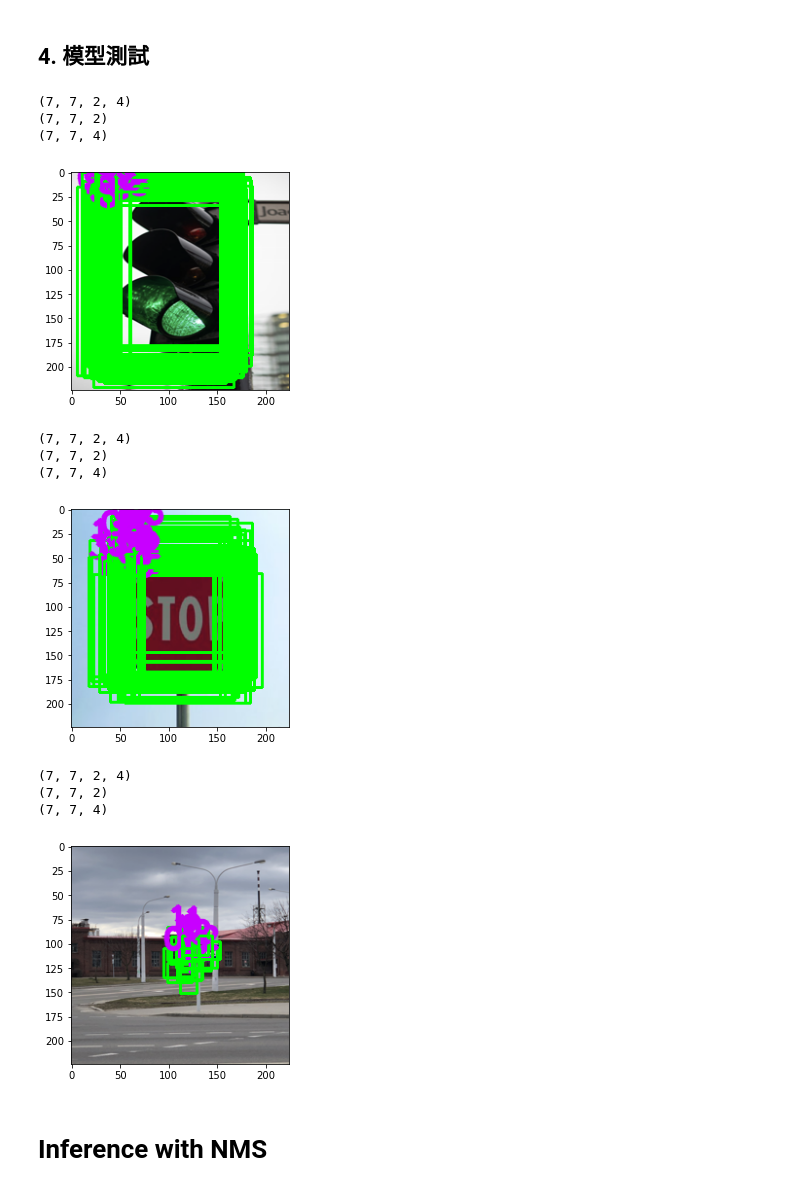
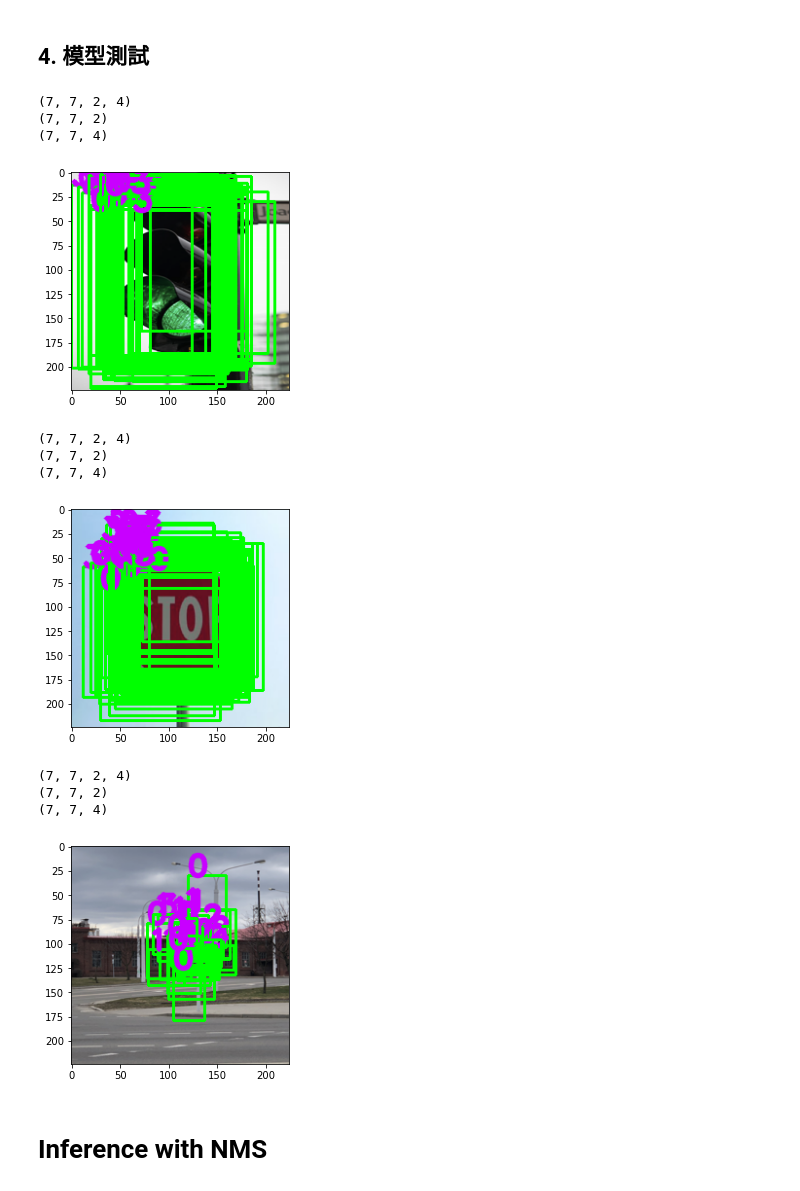
Before and after one commit to TommyHuang821/Pytorch_DL_Implement, a Jupyter notebook: 15_pytorch_objectdetection_yolov1.ipynb, the cells around one changed output. Saved outputs shown, nothing was run; the diff lists cells and outputs as text; code cells hidden in the pictures.

```diff
--- a/15_pytorch_objectdetection_yolov1.ipynb
+++ b/15_pytorch_objectdetection_yolov1.ipynb
@@ -543,7 +548,7 @@ torch.cuda.empty_cache()
 
 use_cuda = 1
 device = torch.device("cuda:0" if use_cuda else "cpu")
-epochs = 50
+epochs = 30
 n_class = 4
 n_bbox = 2
 lr = 0.0002
@@ -669,15 +674,15 @@ def pred_box2EachInf(pred_bboxs):
 
 
 def xyhw2box(canad_bbox):
-    hw = canad_bbox[:,2:4]
+    wh = canad_bbox[:,2:4]
     xy = canad_bbox[:,0:2]
-    xy_min = xy-hw/2
-    xy_max = xy+hw/2
-
+    xy_min = xy-wh/2
+    xy_max = xy+wh/2
     canad_bbox[:,0:2] = xy_min
     canad_bbox[:,2:4] = xy_max
     canad_bbox[canad_bbox<0]=0
     canad_bbox = np.array(canad_bbox, np.uint64)
+
     return canad_bbox
 
 mytransforms = transforms.Compose(
@@ -694,45 +699,45 @@ for image_path in image_paths:
     image = Image.open(image_path, mode='r')
     image = image.convert('RGB')
 
     image = image.resize((224,224))  # uint8 with RGB mode
     img = mytransforms(image)
     img = torch.unsqueeze(img,dim=0)
     img = img.to(device)
 
     with torch.no_grad():
         preds_bb = model(img)
 
     pred_bboxs = preds_bb[0,:,:,:]
     pred_bbox, pred_conf, pred_class = pred_box2EachInf(pred_bboxs)
     pred_bbox = pred_bbox.detach().cpu().numpy()
     pred_conf = pred_conf.detach().cpu().numpy()
     pred_class = pred_class.detach().cpu().numpy()
     print(pred_bbox.shape)
     print(pred_conf.shape)
     print(pred_class.shape)
 
     pos=np.where(pred_conf>0.1)
     pred_conf = pred_conf[pos[0],pos[1],pos[2]]
-    canad_bbox=pred_bbox[pos[0],pos[1],pos[2],:]*224
+    canad_bbox = pred_bbox[pos[0],pos[1],pos[2],:]*224
     canad_bbox = xyhw2box(canad_bbox)
-    pred_class=pred_class[pos[0],pos[1]]
-    pred_label=np.argmax(pred_class,axis=1)
+    pred_class = pred_class[pos[0],pos[1]]
+    pred_label = np.argmax(pred_class,axis=1)
 
     image = np.array(image)
     plot_image_withbbox(image, canad_bbox, pred_label,flag_bgr=0)
 # %% [output]
 (7, 7, 2, 4)
 (7, 7, 2)
 (7, 7, 4)
-[figure, old version]
+[figure, new version]
 (7, 7, 2, 4)
 (7, 7, 2)
 (7, 7, 4)
-[figure, old version]
+[figure, new version]
 (7, 7, 2, 4)
 (7, 7, 2)
 (7, 7, 4)
-[figure, old version]
+[figure, new version]
 # %% [markdown]
 # Inference with NMS
 # %%
```
Also changed, not shown: parts of 5 cells of this notebook.
